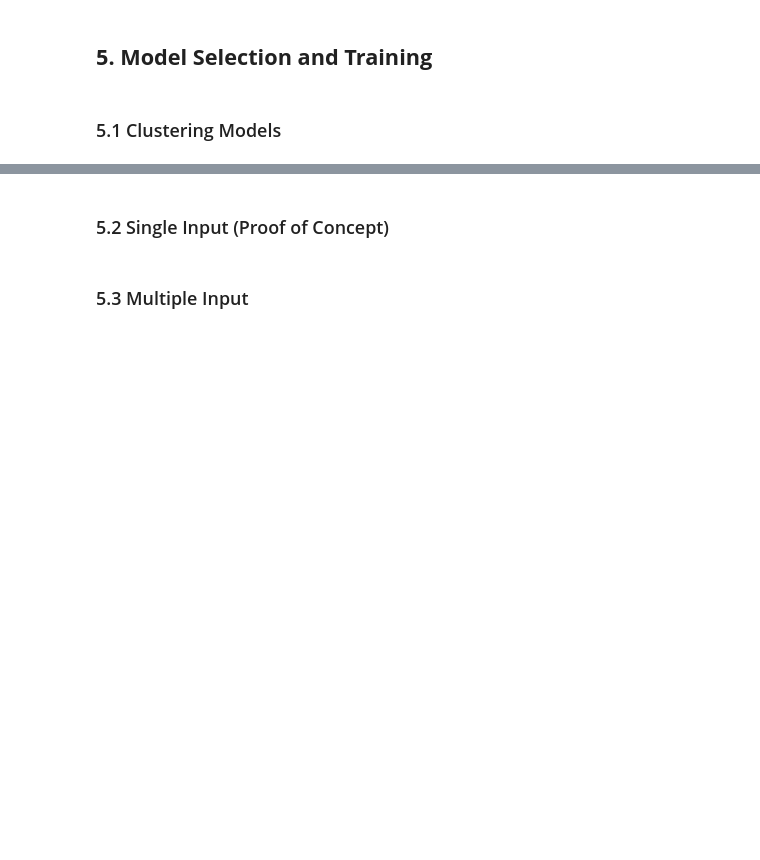
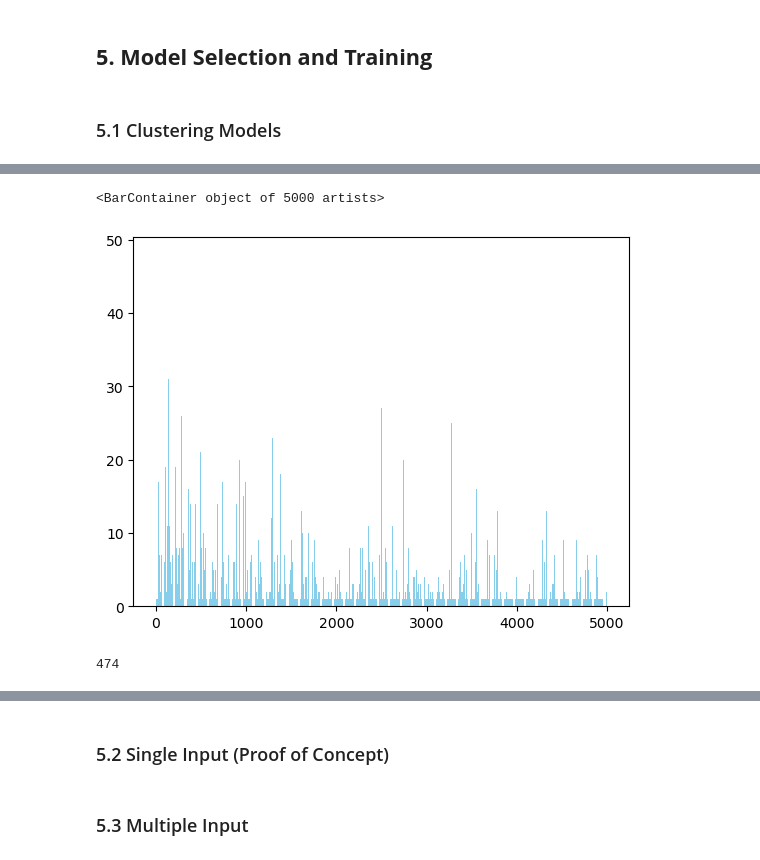
Before and after one commit to ChessGuy/data-projects, a Jupyter notebook: Board Game Recommender/Board Game Recommender.ipynb, the cells around one changed output, grey strips where cells are left out. Saved outputs shown, nothing was run; the diff lists cells and outputs as text; code cells hidden in the pictures; blank space fills up the shorter version.

```diff
--- a/Board Game Recommender/Board Game Recommender.ipynb
+++ b/Board Game Recommender/Board Game Recommender.ipynb
@@ -494,22 +430,0 @@ for domain in domains_unique:
-# %%
-indicator = 0
-column_names = []
-data_values = []
-features_copy = features.copy()
-results_df = pd.DataFrame()
-
-for domain in domains_unique:
-    column_name = str('Domain_' + domain + '_' + str(indicator))
-
-    column_values = []
-
-    for index, row in features_copy.iterrows():
-        if domain in str(row['Domains']):
-            column_values.append(1)
-        else:
-            column_values.append(0)
-
-    results_df[column_name] = column_values
-    indicator += 1
-
-features_copy_combine = pd.concat([features_copy, results_df], axis=1)
@@ -645,13 +448,12 @@ def split_columns(data):
             else:
                 column_values.append(0)
 
-#         results_df[column_name] = column_values
         column_names.append(column_name)
         data_values.append(column_values)
 
         indicator += 1
 
-    results_df = pd.DataFrame(np.array(data_values).T, columns=column_names, index=features_copy.index)
+    results_df = pd.DataFrame(np.array(data_values).T, columns=column_names, index=data.index)
     data_1 = pd.concat([data, results_df], axis=1)
 
     indicator = 0
@@ -670,11 +472,10 @@ def split_columns(data):
             else:
                 column_values.append(0)
 
-#         results_df[column_name] = column_values
         column_names.append(column_name)
         data_values.append(column_values)
 
         indicator += 1
 
-    results_df = pd.DataFrame(np.array(data_values).T, columns=column_names, index=features_copy.index)
+    results_df = pd.DataFrame(np.array(data_values).T, columns=column_names, index=data.index)
     return pd.concat([data_1, results_df], axis=1).drop(['Mechanics', 'Domains'], axis=1)
@@ -736,6 +513,3 @@ preprocessor = ColumnTransformer([
     ('num', num_pipeline, num_attributes),
     ('cat', cat_pipeline, cat_attributes)
 ], remainder='drop')
-# %%
-# Test
-preprocessor.fit_transform(features).shape
@@ -744,3 +515,0 @@ preprocessor.fit_transform(features).shape
-# %%
-features_fitted_with_mech = preprocessor.fit_transform(features)
-pd.DataFrame(features_fitted_with_mech)
@@ -782,3 +560,16 @@ pd.DataFrame(features_fitted)
+# %%
+from collections import Counter
+
+counts = Counter(kmeans.labels_)
+sorted_counts = dict(sorted(counts.items(), key=lambda item: item[1]))
+plt.bar(sorted_counts.keys(), sorted_counts.values(), color='skyblue')
+# %% [output]
+<BarContainer object of 5000 artists>
+[figure, new version]
+# %%
+(pd.DataFrame(kmeans.labels_).value_counts() > 10).sum()
+# %% [output]
+474
 # %%
 from sklearn.decomposition import PCA
 
```
Also changed, not shown: parts of 39 cells of this notebook.
